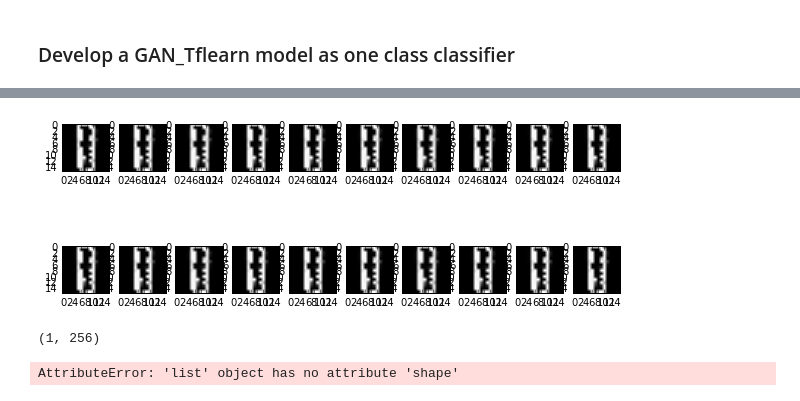
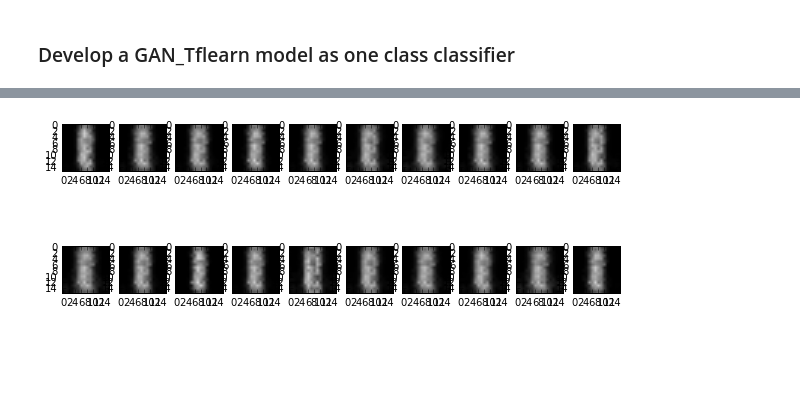
Before and after one commit to raghavchalapathy/one_class_nn, a Jupyter notebook: usps_GAN_OneClass.ipynb, the cells around one changed output, grey strips where cells are left out. Drawn from its saved outputs; the diff is of its cells as text; code cells hidden in the pictures; blank space fills up the shorter version.

```diff
--- a/usps_GAN_OneClass.ipynb
+++ b/usps_GAN_OneClass.ipynb
@@ -77,6 +77,8 @@ X=(X+1)/2
 Y = Xlabels
 print "data shape...",X.shape
 
+# Clear all the graph variables created in previous run and start fresh
+tf.reset_default_graph()
 
 # Generator
 def generator(x, reuse=False):
@@ -130,16 +132,17 @@ total_samples = len(X)
 # Start training, feed both noise and real images.
 gan.fit(X_inputs={gen_input: X, disc_input: X},
         Y_targets=Y,
-        n_epoch=200)
+        n_epoch=2000)
 
 # Generate images from noise, using the generator network.
 f, a = plt.subplots(2, 10, figsize=(10, 4))
 for i in range(10):
     for j in range(2):
         # Noise input.
-#         z = np.random.uniform(-1., 1., size=[1, z_dim])
+        z = np.random.uniform(-1., 1., size=[1, z_dim])
         # Generate image from noise. Extend to 3 channels for matplot figure.
-        temp = [[ii, ii, ii] for ii in list(gan.predict([X])[0])]
+        #temp = [[ii, ii, ii] for ii in list(gan.predict([X])[0])]
+        temp = [[ii, ii, ii] for ii in list(gan.predict([z])[0])]
         a[j][i].imshow(np.reshape(temp, (16, 16, 3)))
 f.show()
 plt.draw()
@@ -153,10 +156,2 @@ Training Step: 150  | total loss: 4.37256 | time: 0.080s
 --
-[figure, old version]
+[figure, new version]
-# %%
-gan.predict([z]).shape
-# %% [output]
-(1, 256)
-# %%
-temp.shape
-# %% [output]
-AttributeError: 'list' object has no attribute 'shape'
```
Also changed, not shown: parts of 1 cell of this notebook, 2 other files.
